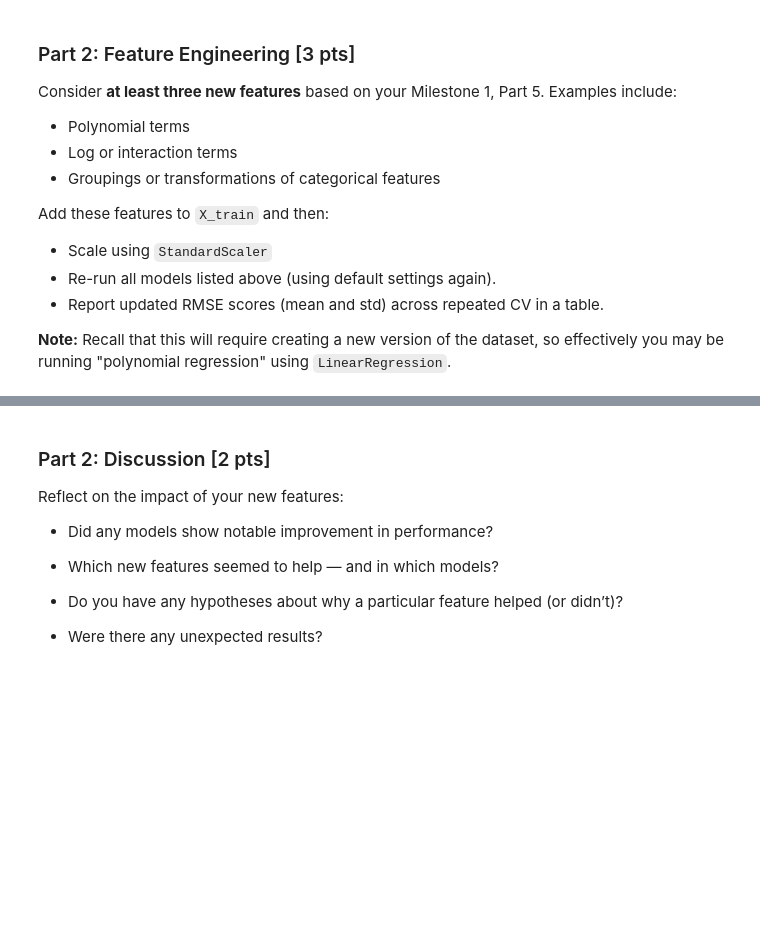
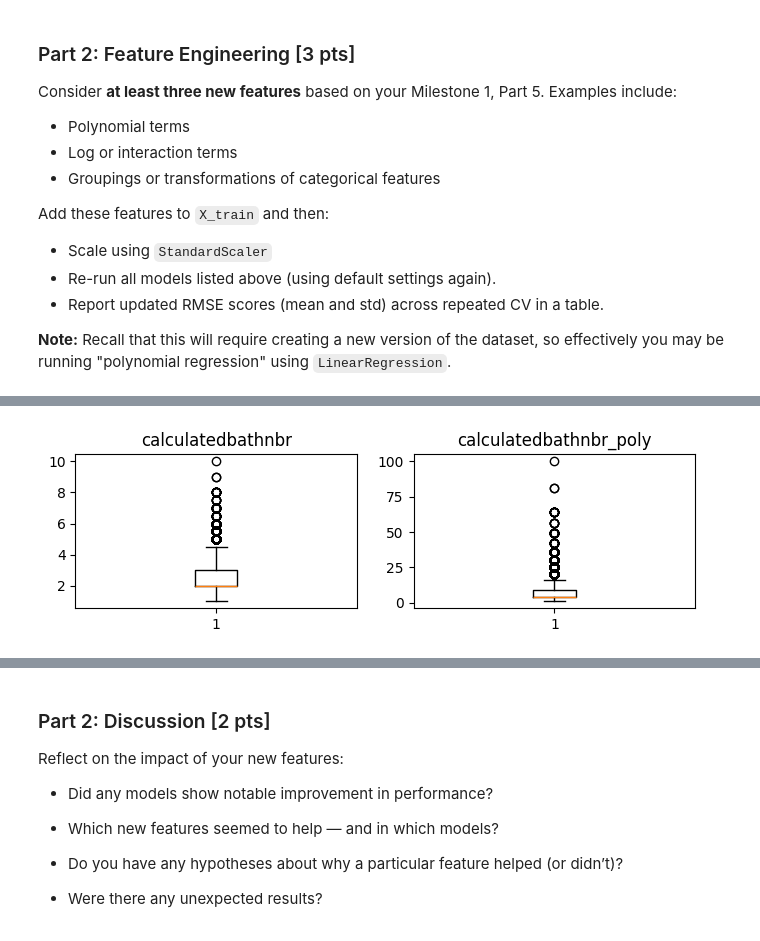
Before and after one commit to jtvon/Module-3-Assignments, a Jupyter notebook: Milestone_02.ipynb, the cells around one changed output, grey strips where cells are left out. Cells and saved outputs as stored; diff of their text form; code cells hidden in the pictures; blank space fills up the shorter version.

```diff
--- a/Milestone_02.ipynb
+++ b/Milestone_02.ipynb
@@ -250,10 +419,19 @@ Add these features to `X_train` and then:
 # %%
-# Standard Scaler for large variance numberic features
-def standardized(df, column):
-  scaler = StandardScaler()
-  df[f'{column}_standardized'] = scaler.fit_transform(df[[column]])
-  fig, axes = plt.subplots(1,2, figsize=(10,6))
+# polynomial transformation
+
+# define polynomial transformation function
+def polynomial_transformation(df, column, degree):
+  df[f'{column}_poly_transformed'] = df[column]**degree
+  fig, axes = plt.subplots(1, 2, figsize=(8,2))
   axes[0].boxplot(df[column])
   axes[0].set_title(column)
-  axes[1].boxplot(df[f'{column}_standardized'])
-  axes[1].set_title(f'standardized {column}')
+  axes[1].boxplot(df[f'{column}_poly_transformed'])
+  axes[1].set_title(f'{column}_poly')
+
+# apply polynomial transformation to selected columns
+X_train_poly = X_train_log.copy()
+poly_list = ['calculatedbathnbr']
+for f in poly_list:
+  polynomial_transformation(X_train_poly, f, 2)
+# %% [output]
+[figure, added]
```
Also changed, not shown: parts of 86 cells of this notebook, 1 other file.
